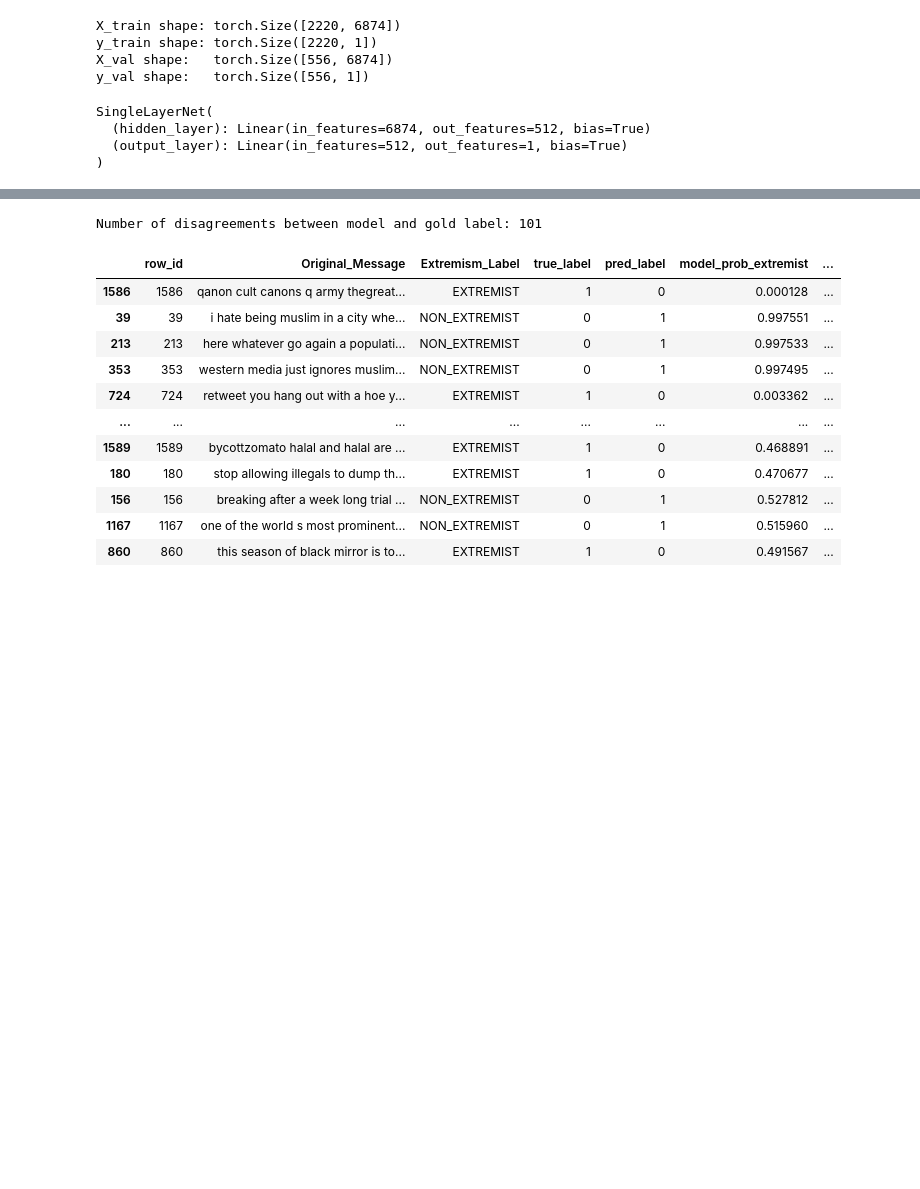
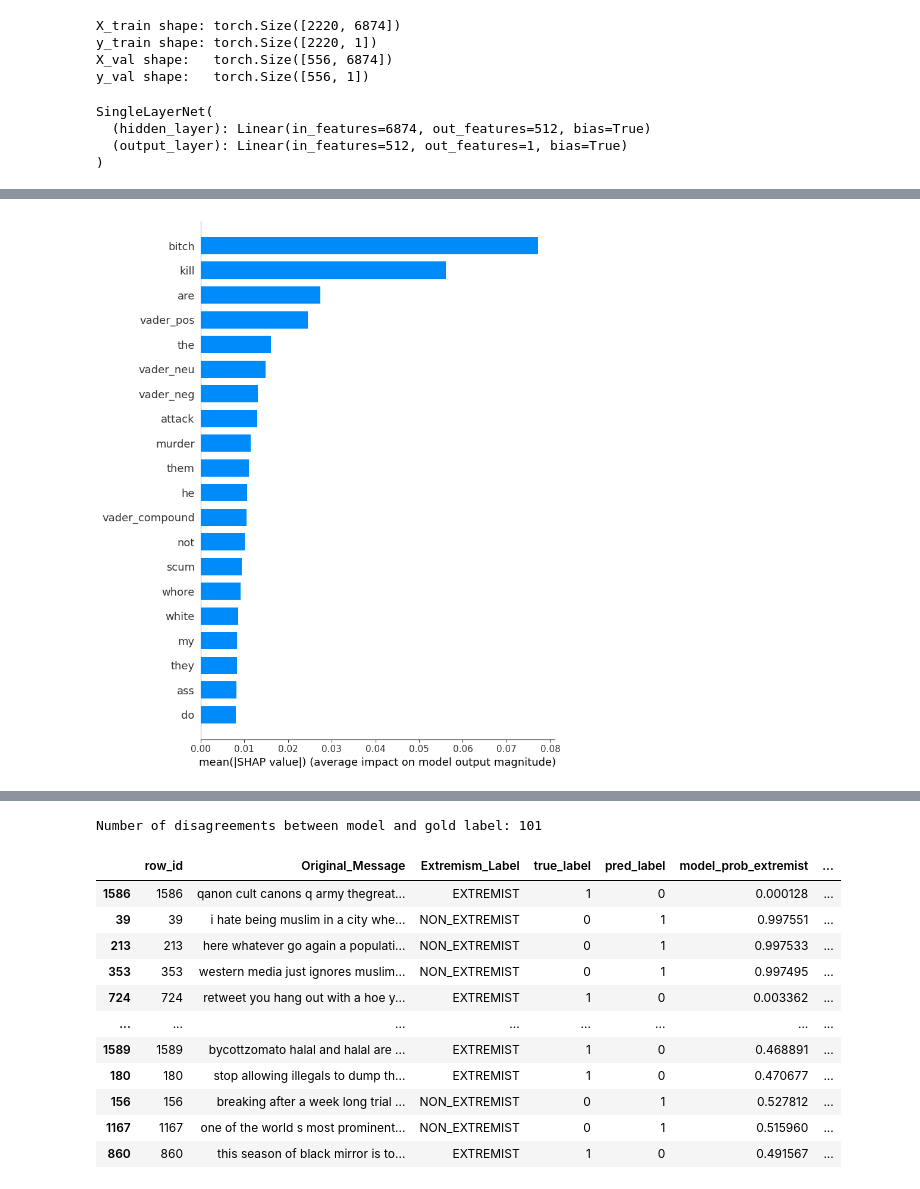
Before and after one commit to adityaSureshCHS/extremism_sentiment_analysis, a Jupyter notebook: training.ipynb, the cells around one changed output, grey strips where cells are left out. Drawn from its saved outputs; the diff is of its cells as text; code cells hidden in the pictures; blank space fills up the shorter version.

```diff
--- a/training.ipynb
+++ b/training.ipynb
@@ -325,0 +406,12 @@ Confusion matrix:
+# %%
+# 12. Mean absolute SHAP values (bar plot)
+
+shap.summary_plot(
+    shap_values,
+    X_val_explain,
+    feature_names=feature_names,
+    plot_type="bar",
+    show=True
+)
+# %% [output]
+[figure, added]
```
Also changed, not shown: parts of 9 cells of this notebook, 1 other file.
